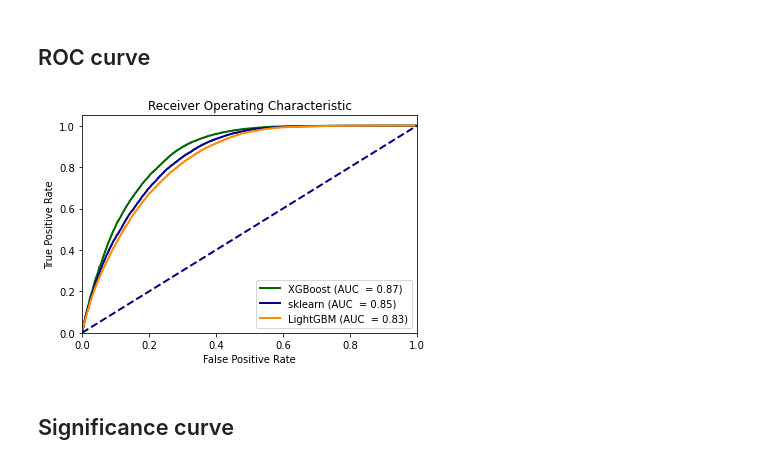
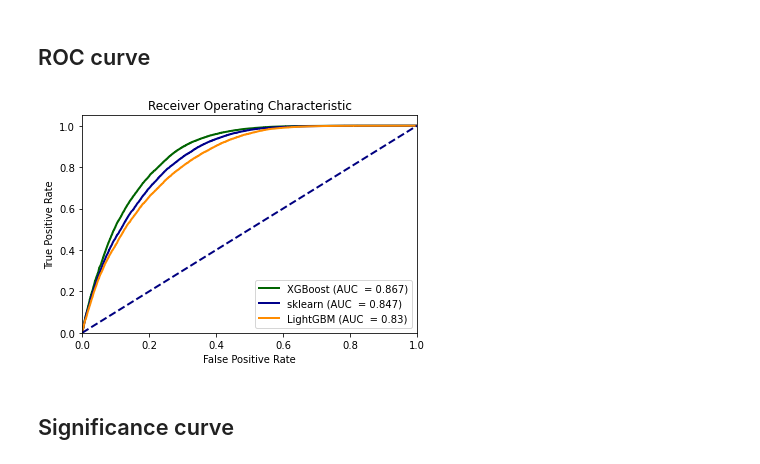
Before and after one commit to dhrou/HEPMLtutorials, a Jupyter notebook: HEPML_HandsOn_BDT.ipynb, the cells around one changed output. Cells and saved outputs as stored; diff of their text form; code cells hidden in the pictures.

```diff
--- a/HEPML_HandsOn_BDT.ipynb
+++ b/HEPML_HandsOn_BDT.ipynb
@@ -365,9 +356,9 @@ train_size = 0.75 # fraction of sample used for training
 X_train, X_test, y_train, y_test, weights_train, weights_test = \
     train_test_split(data, target, weights, train_size=train_size)
 #reset index for dataseries, not needed for ndarray (X_train, X_test)
-y_train, y_test, weights_train, weights_test = \
-    y_train.reset_index(drop=True),y_test.reset_index(drop=True), \
-    weights_train.reset_index(drop=True), weights_test.reset_index(drop=True)
+#y_train, y_test, weights_train, weights_test = \
+#     y_train.reset_index(drop=True),y_test.reset_index(drop=True), \
+#    weights_train.reset_index(drop=True), weights_test.reset_index(drop=True)
 
 print (X_train.shape)
 print (y_train.shape)
@@ -574,30 +515,26 @@ np.random.seed(31415) # set the random seed
 
 import lightgbm as lgb
 from sklearn.metrics import roc_auc_score # for binary classification if x > 0.5 -> 1 else -> 0
-#gbm = lgb.LGBMClassifier()
+
 gbm = lgb.LGBMClassifier()
-# gbm = lgb.LGBMClassifier(max_depth=12) # HPO, check on the web https://lightgbm.readthedocs.io/ for other parameters
-
 
 starting_time = time.time( )
 
-gbm.fit(X_train, y_train.values,sample_weight=weights_train.values)
-#gbm.fit(X_train, y_train.values) #ma
-
+gbm.fit(X_train, y_train.values,sample_weight=weights_train)
 
 training_time = time.time( ) - starting_time
 print("Training time:",training_time)
 
 y_pred_gbm = gbm.predict_proba(X_test)[:,1]
 y_pred_gbm = y_pred_gbm.ravel()
-y_pred_train_gbm = gbm.predict_proba(X_train)[:,1].ravel()
+y_pred_train_gbm = gbm.predict_proba(X_train)[:,1]
 auc_test_gbm = roc_auc_score(y_true=y_test, y_score=y_pred_gbm,sample_weight=weights_test)
 print("auc test:",auc_test_gbm)
 print ("auc train:",roc_auc_score(y_true=y_train.values, y_score=y_pred_train_gbm,sample_weight=weights_train))
 
+#compute significance
 int_pred_test_sig_gbm = [weights_test[(y_test ==1) & (y_pred_gbm > th_cut)].sum() for th_cut in np.linspace(0,1,num=50)]
 int_pred_test_bkg_gbm = [weights_test[(y_test ==0) & (y_pred_gbm > th_cut)].sum() for th_cut in np.linspace(0,1,num=50)]
-
 vamsasimov_gbm = [amsasimov(sumsig,sumbkg) for (sumsig,sumbkg) in zip(int_pred_test_sig_gbm,int_pred_test_bkg_gbm)]
 significance_gbm = max(vamsasimov_gbm)
 Z = significance_gbm
@@ -611,22 +548,13 @@ Z: 1.4503608774260646
 ## SKLearn GBDT
 # %%
 from sklearn import ensemble
-
-# possible parameters, just take the default
-#original_params = {
-#    "n_estimators": 400,
-#    "max_leaf_nodes": 4,
-#    "max_depth": None,
-#    "random_state": 2,
-#    "min_samples_split": 5,
-#}
 
 skgb=ensemble.HistGradientBoostingClassifier()
 
 
 starting_time = time.time( )
 
-skgb.fit(X_train, y_train.values,sample_weight=weights_train.values)
+skgb.fit(X_train, y_train.values,sample_weight=weights_train)
 
 
 training_time = time.time( ) - starting_time
@@ -634,14 +562,14 @@ print("Training time:",training_time)
 
 y_pred_skgb = skgb.predict_proba(X_test)[:,1]
 y_pred_skgb = y_pred_skgb.ravel()
-y_pred_train_skgb = skgb.predict_proba(X_train)[:,1].ravel()
+y_pred_train_skgb = skgb.predict_proba(X_train)[:,1]
 auc_test_skgb = roc_auc_score(y_true=y_test, y_score=y_pred_skgb,sample_weight=weights_test)
 print("auc test:",auc_test_skgb)
 print ("auc train:",roc_auc_score(y_true=y_train.values, y_score=y_pred_train_skgb,sample_weight=weights_train))
 
+#compute significance
 int_pred_test_sig_skgb = [weights_test[(y_test ==1) & (y_pred_skgb > th_cut)].sum() for th_cut in np.linspace(0,1,num=50)]
 int_pred_test_bkg_skgb = [weights_test[(y_test ==0) & (y_pred_skgb > th_cut)].sum() for th_cut in np.linspace(0,1,num=50)]
-
 vamsasimov_skgb = [amsasimov(sumsig,sumbkg) for (sumsig,sumbkg) in zip(int_pred_test_sig_skgb,int_pred_test_bkg_skgb)]
 significance_skgb = max(vamsasimov_skgb)
 Z = significance_skgb
@@ -762,32 +688,28 @@ plt.show()
 # %%
 from sklearn.metrics import roc_curve
 lw = 2
 
 fpr_xgb,tpr_xgb,_ = roc_curve(y_true=y_test, y_score=y_pred_xgb,sample_weight=weights_test.values)
 fpr_gbm,tpr_gbm,_ = roc_curve(y_true=y_test, y_score=y_pred_gbm,sample_weight=weights_test.values)
 fpr_skgb,tpr_skgb,_ = roc_curve(y_true=y_test, y_score=y_pred_skgb,sample_weight=weights_test.values)
 
 
-plt.plot(fpr_xgb, tpr_xgb, color='darkgreen',lw=lw, label='XGBoost (AUC  = {})'.format(np.round(auc_test_xgb,decimals=2)))
-plt.plot(fpr_skgb, tpr_skgb, color='darkblue',lw=lw, label='sklearn (AUC  = {})'.format(np.round(auc_test_skgb,decimals=2)))
-plt.plot(fpr_gbm, tpr_gbm, color='darkorange',lw=lw, label='LightGBM (AUC  = {})'.format(np.round(auc_test_gbm,decimals=2)))
+plt.plot(fpr_xgb, tpr_xgb, color='darkgreen',lw=lw, label='XGBoost (AUC  = {})'.format(np.round(auc_test_xgb,decimals=3)))
+plt.plot(fpr_skgb, tpr_skgb, color='darkblue',lw=lw, label='sklearn (AUC  = {})'.format(np.round(auc_test_skgb,decimals=3)))
+plt.plot(fpr_gbm, tpr_gbm, color='darkorange',lw=lw, label='LightGBM (AUC  = {})'.format(np.round(auc_test_gbm,decimals=3)))
 
 
 plt.plot([0, 1], [0, 1], color='navy', lw=lw, linestyle='--')
 plt.xlim([0.0, 1.0])
 plt.ylim([0.0, 1.05])
 plt.xlabel('False Positive Rate')
 plt.ylabel('True Positive Rate')
 plt.title('Receiver Operating Characteristic')
 plt.legend(loc="lower right")
-#import os
-#new_dir = "Plots/Comparing"
-#if not os.path.isdir(new_dir):
-#    os.mkdir(new_dir)
 plt.savefig("ROC_comparing.pdf")
 plt.show() # blue line = random classification -> maximize true positive rate while miniize false positive rate
 # %% [output]
-[figure, old version]
+[figure, new version]
 # %% [markdown]
 ## Significance curve
 # %%
```
Also changed, not shown: parts of 38 cells of this notebook.
